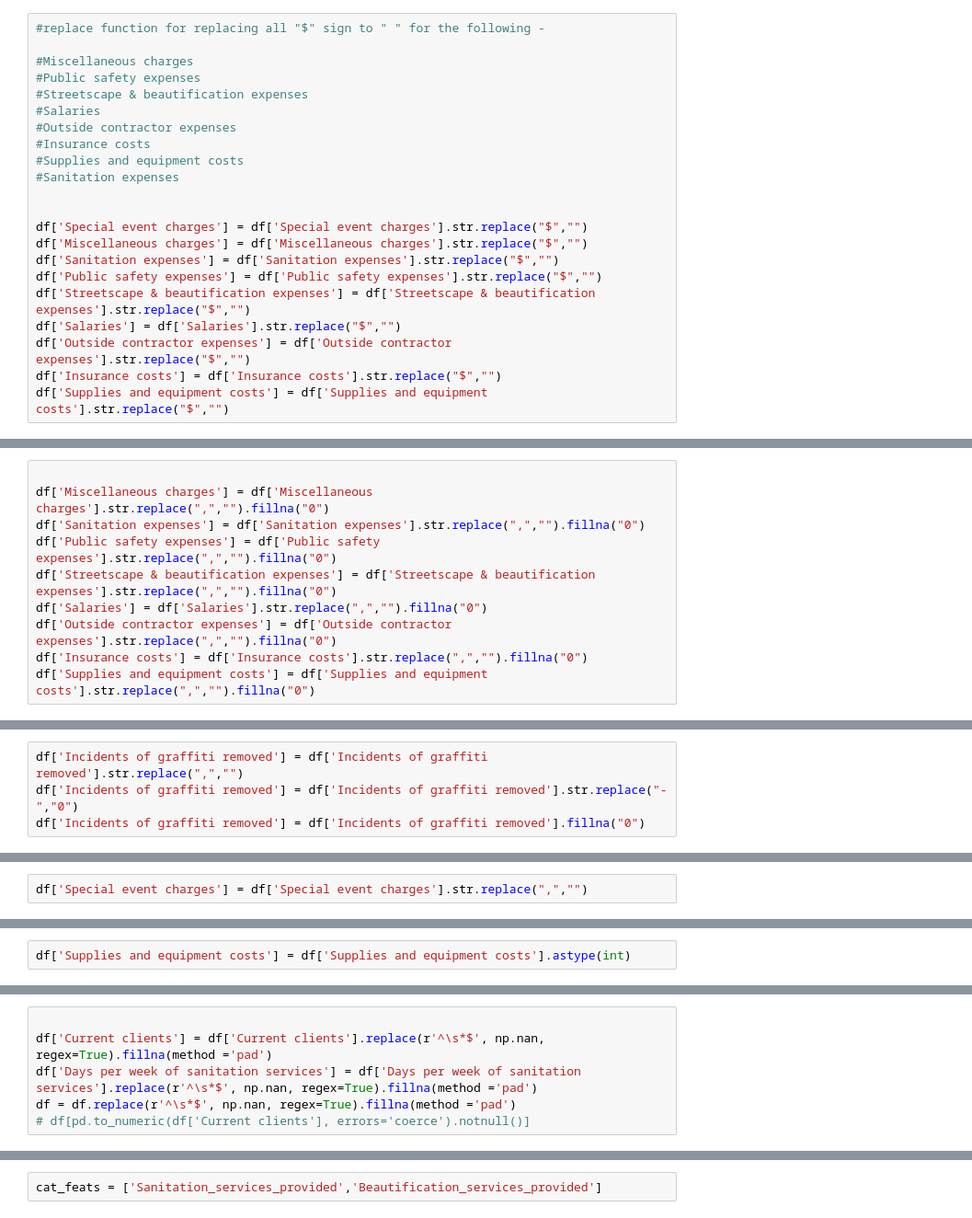
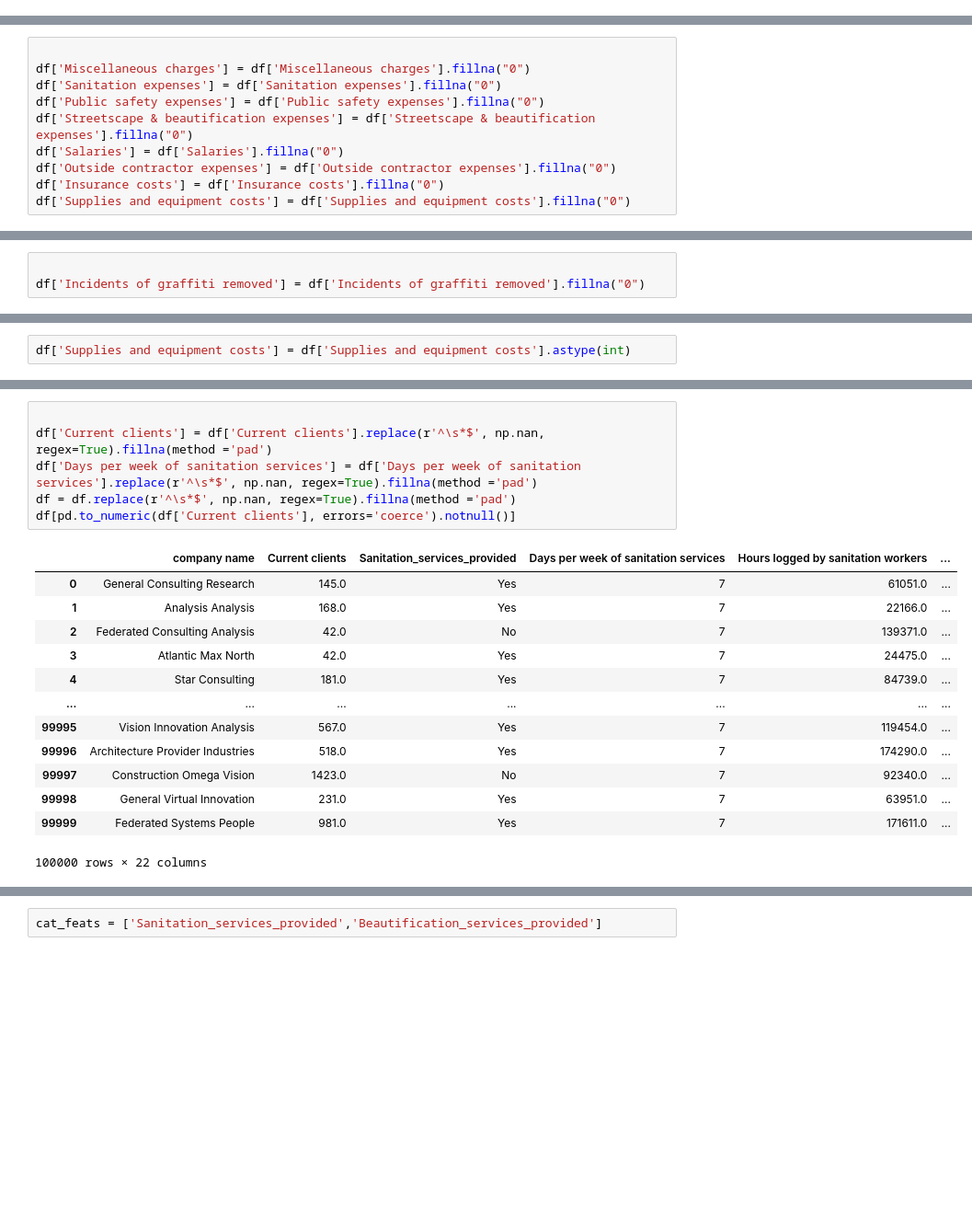
Before and after one commit to Pooja123667/Smart_Tendering_ML, a Jupyter notebook: Smart_Tender_system_Final_1.ipynb, the cells around one changed output, grey strips where cells are left out. Shown at 92% size. Saved outputs shown, nothing was run; the diff lists cells and outputs as text; blank space fills up the shorter version.

```diff
--- a/Smart_Tender_system_Final_1.ipynb
+++ b/Smart_Tender_system_Final_1.ipynb
@@ -32,27 +109,5 @@ df.shape
 # %% [markdown]
 Now we shall replace all "$" signs in the columns to a null value
-# %%
-#replace function for replacing all "$" sign to " " for the following -
-
-#Miscellaneous charges
-#Public safety expenses
-#Streetscape & beautification expenses
-#Salaries
-#Outside contractor expenses
-#Insurance costs
-#Supplies and equipment costs
-#Sanitation expenses
-
-
-df['Special event charges'] = df['Special event charges'].str.replace("$","")
-df['Miscellaneous charges'] = df['Miscellaneous charges'].str.replace("$","")
-df['Sanitation expenses'] = df['Sanitation expenses'].str.replace("$","")
-df['Public safety expenses'] = df['Public safety expenses'].str.replace("$","")
-df['Streetscape & beautification expenses'] = df['Streetscape & beautification expenses'].str.replace("$","")
-df['Salaries'] = df['Salaries'].str.replace("$","")
-df['Outside contractor expenses'] = df['Outside contractor expenses'].str.replace("$","")
-df['Insurance costs'] = df['Insurance costs'].str.replace("$","")
-df['Supplies and equipment costs'] = df['Supplies and equipment costs'].str.replace("$","")
 # %%
 #Dropping unnecessary columns
 df.head(1)
@@ -65,13 +130,13 @@ Replacing all "," by "" and all NaN values by 0<br>
 Would be required for adding the total sum later
 # %%
 
-df['Miscellaneous charges'] = df['Miscellaneous charges'].str.replace(",","").fillna("0")
-df['Sanitation expenses'] = df['Sanitation expenses'].str.replace(",","").fillna("0")
-df['Public safety expenses'] = df['Public safety expenses'].str.replace(",","").fillna("0")
-df['Streetscape & beautification expenses'] = df['Streetscape & beautification expenses'].str.replace(",","").fillna("0")
-df['Salaries'] = df['Salaries'].str.replace(",","").fillna("0")
-df['Outside contractor expenses'] = df['Outside contractor expenses'].str.replace(",","").fillna("0")
-df['Insurance costs'] = df['Insurance costs'].str.replace(",","").fillna("0")
-df['Supplies and equipment costs'] = df['Supplies and equipment costs'].str.replace(",","").fillna("0")
+df['Miscellaneous charges'] = df['Miscellaneous charges'].fillna("0")
+df['Sanitation expenses'] = df['Sanitation expenses'].fillna("0")
+df['Public safety expenses'] = df['Public safety expenses'].fillna("0")
+df['Streetscape & beautification expenses'] = df['Streetscape & beautification expenses'].fillna("0")
+df['Salaries'] = df['Salaries'].fillna("0")
+df['Outside contractor expenses'] = df['Outside contractor expenses'].fillna("0")
+df['Insurance costs'] = df['Insurance costs'].fillna("0")
+df['Supplies and equipment costs'] = df['Supplies and equipment costs'].fillna("0")
 # %%
 df['Miscellaneous charges']
@@ -89,8 +211,7 @@ Removing unnecessary attributes and merging some attributes
 # %%
 df.drop(['Types of duties assigned to sanitation workers','Duties assigned to public safety personnel'],axis=1,inplace=True)
 # %%
-df['Incidents of graffiti removed'] = df['Incidents of graffiti removed'].str.replace(",","")
-df['Incidents of graffiti removed'] = df['Incidents of graffiti removed'].str.replace("-","0")
+
 df['Incidents of graffiti removed'] = df['Incidents of graffiti removed'].fillna("0")
 # %%
 df['Number_Of_Sanitation_Activities'] = df['Incidents of graffiti removed'].astype("float") + df['Trash bags collected'] + df['Trash and recycling receptacles serviced']
@@ -172,8 +426,6 @@ df.drop(['Holiday_program', 'Interactions with public safety officers','Bid prov
 df.drop(['Floor Size'], inplace=True, axis = 1)
 # %%
 df['Special event charges'] = df['Special event charges'].replace("-","0")
-# %%
-df['Special event charges'] = df['Special event charges'].str.replace(",","")
 # %%
 df['Special event charges'] = df['Special event charges'].fillna("0").astype(int)
 # %%
@@ -204,6 +478,20 @@ df['Current clients']
 # %%
 
 df['Current clients'] = df['Current clients'].replace(r'^\s*$', np.nan, regex=True).fillna(method ='pad')
 df['Days per week of sanitation services'] = df['Days per week of sanitation services'].replace(r'^\s*$', np.nan, regex=True).fillna(method ='pad')
 df = df.replace(r'^\s*$', np.nan, regex=True).fillna(method ='pad')
-# df[pd.to_numeric(df['Current clients'], errors='coerce').notnull()]
+df[pd.to_numeric(df['Current clients'], errors='coerce').notnull()]
+# %% [output]
+|  | company name | Current clients | Sanitation_services_provided | Days per week of sanitation services | Hours logged by sanitation workers | ... |
+| 0 | General Consulting Research | 145.0 | Yes | 7 | 61051.0 | ... |
+| 1 | Analysis Analysis | 168.0 | Yes | 7 | 22166.0 | ... |
+| 2 | Federated Consulting Analysis | 42.0 | No | 7 | 139371.0 | ... |
+| 3 | Atlantic Max North | 42.0 | Yes | 7 | 24475.0 | ... |
+| 4 | Star Consulting | 181.0 | Yes | 7 | 84739.0 | ... |
+| ... | ... | ... | ... | ... | ... | ... |
+| 99995 | Vision Innovation Analysis | 567.0 | Yes | 7 | 119454.0 | ... |
+| 99996 | Architecture Provider Industries | 518.0 | Yes | 7 | 174290.0 | ... |
+| 99997 | Construction Omega Vision | 1423.0 | No | 7 | 92340.0 | ... |
+| 99998 | General Virtual Innovation | 231.0 | Yes | 7 | 63951.0 | ... |
+| 99999 | Federated Systems People | 981.0 | Yes | 7 | 171611.0 | ... |
+100000 rows × 22 columns
```
Also changed, not shown: parts of 68 cells of this notebook, 2 other files.
